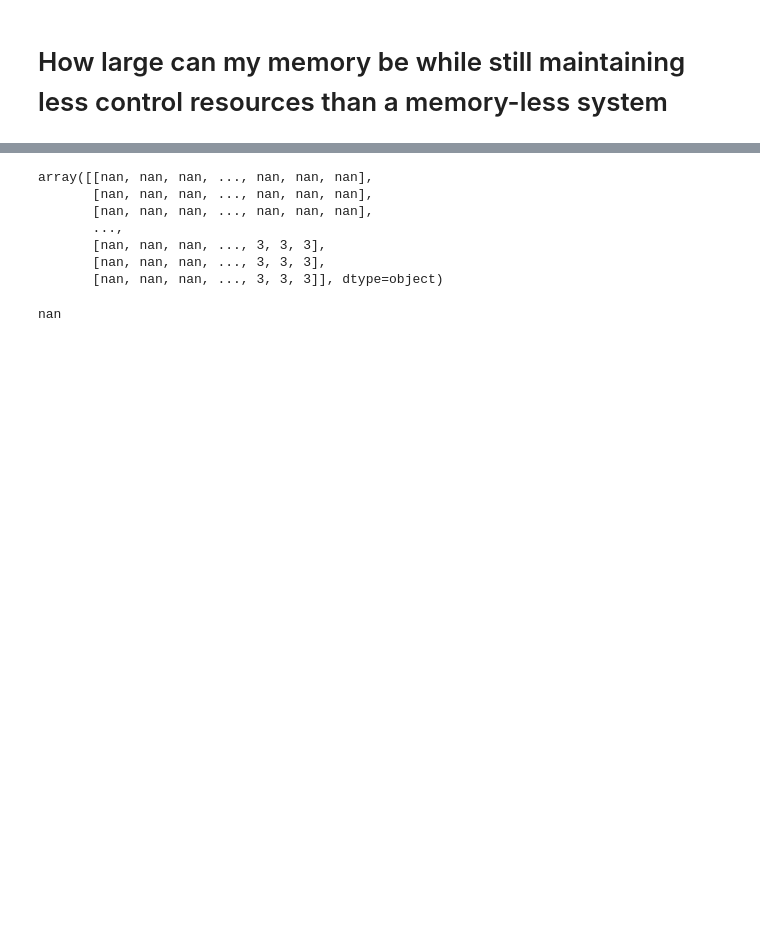
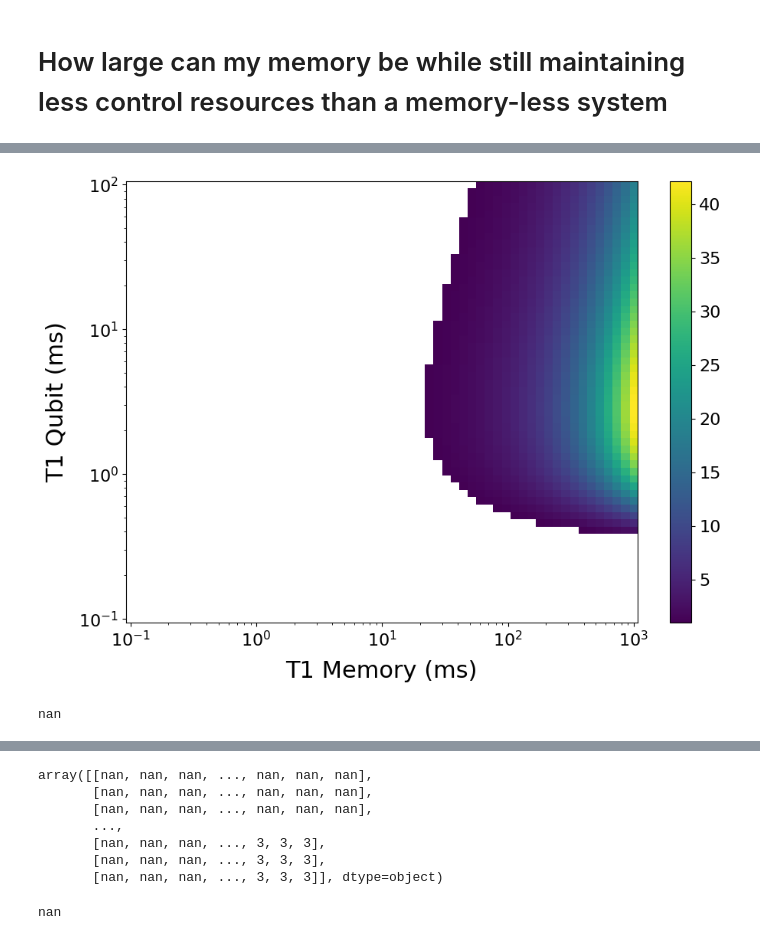
Before and after one commit to SchusterLab/multimode_sims, a Jupyter notebook: theory/250820_memory_size.ipynb, the cells around one changed output, grey strips where cells are left out. Saved outputs shown, nothing was run; the diff lists cells and outputs as text; code cells hidden in the pictures; blank space fills up the shorter version.

```diff
--- a/theory/250820_memory_size.ipynb
+++ b/theory/250820_memory_size.ipynb
@@ -32,0 +225,31 @@ $$(c+1)D'^2 <cND^2$$
+# %%
+fig, axs = plt.subplots(1, 1, figsize=(10, 8))
+
+# Use a specific font size for labels and titles
+label_size = 22
+title_size = 24
+
+im = axs.pcolormesh(M*1e3, Q*1e3, data[0], shading='auto', cmap=cmaps[0])
+axs.set_xscale('log')
+axs.set_yscale('log')
+
+# Applying the sizes
+# axs.set_title(titles[0], fo÷ntsize=title_size, pad=20)
+axs.set_xlabel('T1 Memory (ms)', fontsize=label_size, labelpad=10)
+axs.set_ylabel('T1 Qubit (ms)', fontsize=label_size, labelpad=10)
+
+# Ensure the tick marks also scale up
+axs.tick_params(axis='both', labelsize=16)
+
+# Colorbar label size
+cbar = fig.colorbar(im, ax=axs)
+cbar.ax.tick_params(labelsize=16)
+
+# plt.suptitle("RAM Surface Code Scaling", fontsize=28, fontweight='bold', y=0.98)
+plt.tight_layout(rect=[0, 0.05, 1, 0.95])
+# %% [output]
+[figure, added]
+# %%
+np.min(data[0])
+# %% [output]
+nan
```
Also changed, not shown: parts of 30 cells of this notebook, 33 other files.
